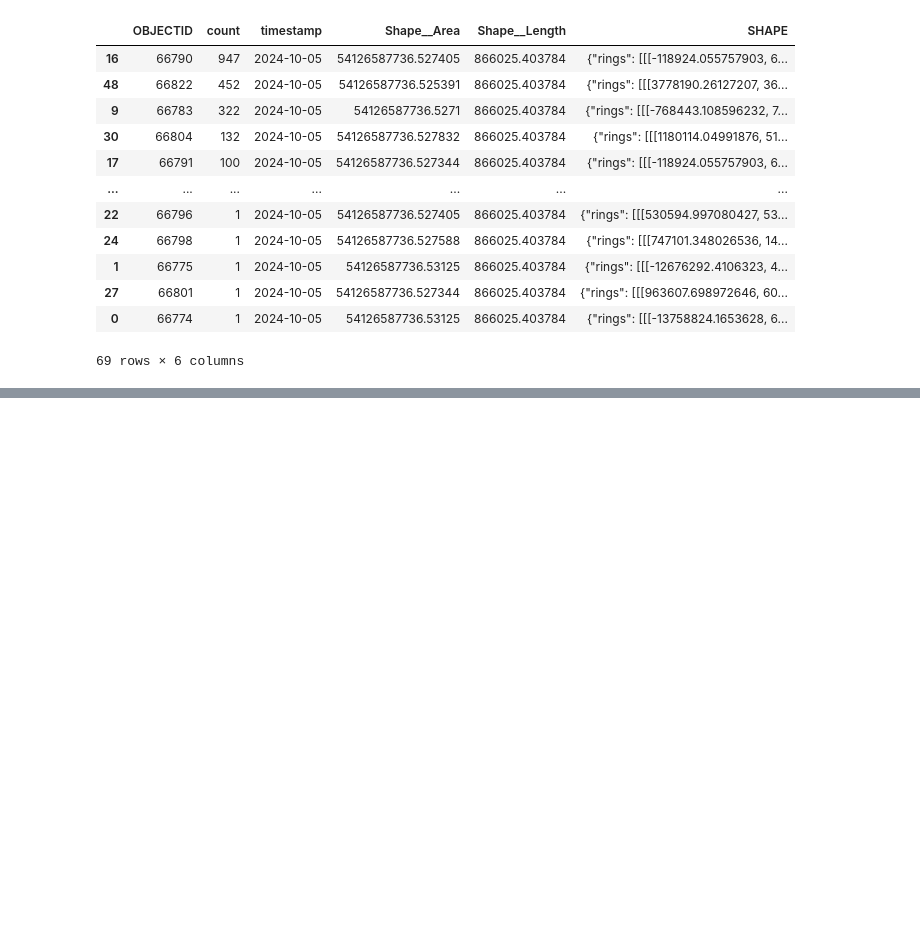
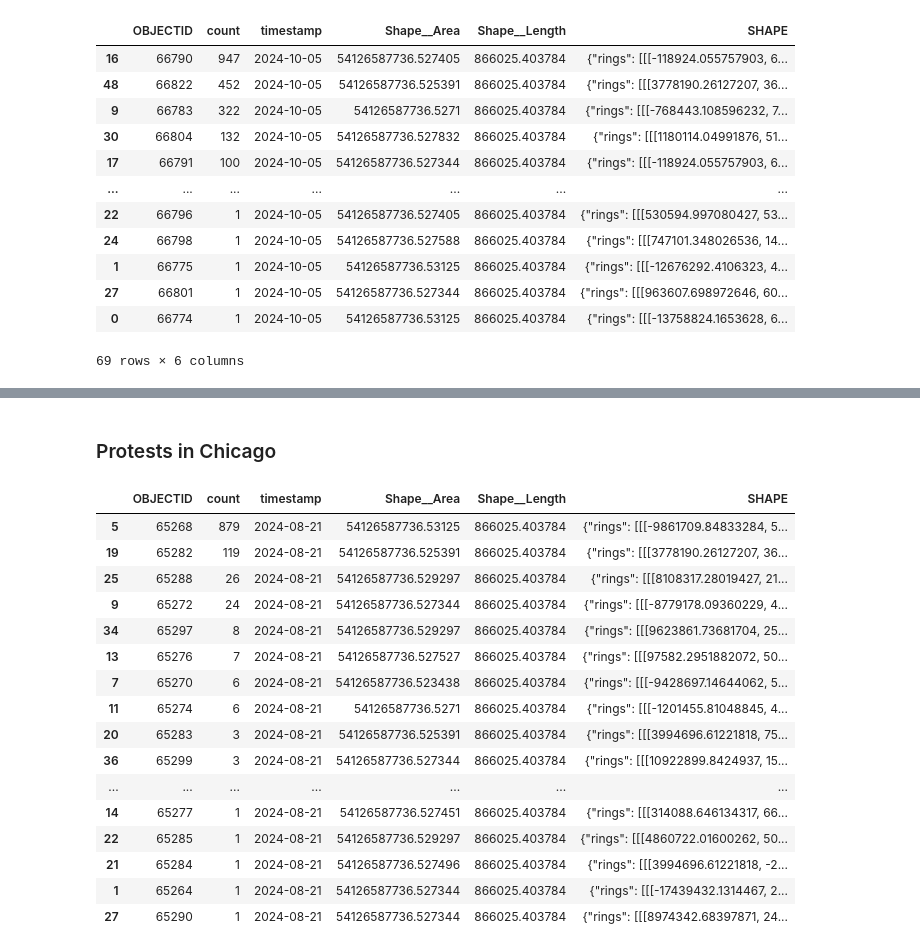
Before and after one commit to Geospatial-AI-DE/georapid-py, a Jupyter notebook: notebooks/Querying Protests Worldwide.ipynb, the cells around one changed output, grey strips where cells are left out. Saved outputs shown, nothing was run; the diff lists cells and outputs as text; code cells hidden in the pictures; blank space fills up the shorter version.

Commit message:
:books: Updated the protests notebook

```diff
--- a/notebooks/Querying Protests Worldwide.ipynb
+++ b/notebooks/Querying Protests Worldwide.ipynb
@@ -192,3 +193,26 @@ protest_map
 MapView(layout=Layout(height='400px', width='100%'))
 [interactive output not drawn]
 [interactive output not drawn]
+# %% [markdown]
+### Protests in Chicago
+# %%
+aggregated_protests_20240821_sdf = query_aggregations(datetime(2024, 8, 21), datetime(2024, 8, 21))
+aggregated_protests_20240821_sdf.sort_values(by='count', ascending=False)
+# %% [output]
+|  | OBJECTID | count | timestamp | Shape__Area | Shape__Length | SHAPE |
+| 5 | 65268 | 879 | 2024-08-21 | 54126587736.53125 | 866025.403784 | {"rings": [[[-9861709.84833284, 5... |
+| 19 | 65282 | 119 | 2024-08-21 | 54126587736.525391 | 866025.403784 | {"rings": [[[3778190.26127207, 36... |
+| 25 | 65288 | 26 | 2024-08-21 | 54126587736.529297 | 866025.403784 | {"rings": [[[8108317.28019427, 21... |
+| 9 | 65272 | 24 | 2024-08-21 | 54126587736.527344 | 866025.403784 | {"rings": [[[-8779178.09360229, 4... |
+| 34 | 65297 | 8 | 2024-08-21 | 54126587736.529297 | 866025.403784 | {"rings": [[[9623861.73681704, 25... |
+| 13 | 65276 | 7 | 2024-08-21 | 54126587736.527527 | 866025.403784 | {"rings": [[[97582.2951882072, 50... |
+| 7 | 65270 | 6 | 2024-08-21 | 54126587736.523438 | 866025.403784 | {"rings": [[[-9428697.14644062, 5... |
+| 11 | 65274 | 6 | 2024-08-21 | 54126587736.5271 | 866025.403784 | {"rings": [[[-1201455.81048845, 4... |
+| 20 | 65283 | 3 | 2024-08-21 | 54126587736.525391 | 866025.403784 | {"rings": [[[3994696.61221818, 75... |
+| 36 | 65299 | 3 | 2024-08-21 | 54126587736.527344 | 866025.403784 | {"rings": [[[10922899.8424937, 15... |
+| ... | ... | ... | ... | ... | ... | ... |
+| 14 | 65277 | 1 | 2024-08-21 | 54126587736.527451 | 866025.403784 | {"rings": [[[314088.646134317, 66... |
+| 22 | 65285 | 1 | 2024-08-21 | 54126587736.529297 | 866025.403784 | {"rings": [[[4860722.01600262, 50... |
+| 21 | 65284 | 1 | 2024-08-21 | 54126587736.527496 | 866025.403784 | {"rings": [[[3994696.61221818, -2... |
+| 1 | 65264 | 1 | 2024-08-21 | 54126587736.527344 | 866025.403784 | {"rings": [[[-17439432.1314467, 2... |
+| 27 | 65290 | 1 | 2024-08-21 | 54126587736.527344 | 866025.403784 | {"rings": [[[8974342.68397871, 24... |
```
Also changed, not shown: parts of 5 cells of this notebook.
